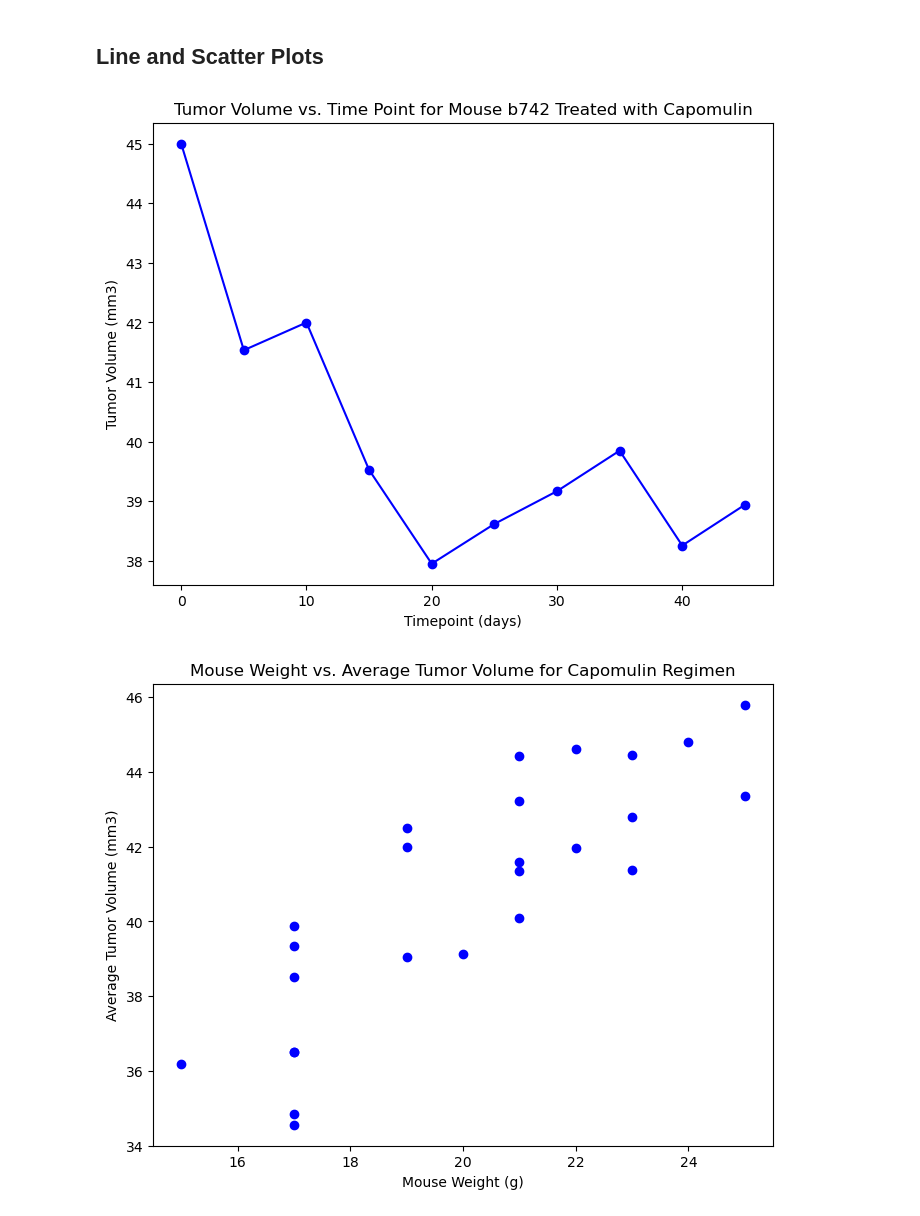
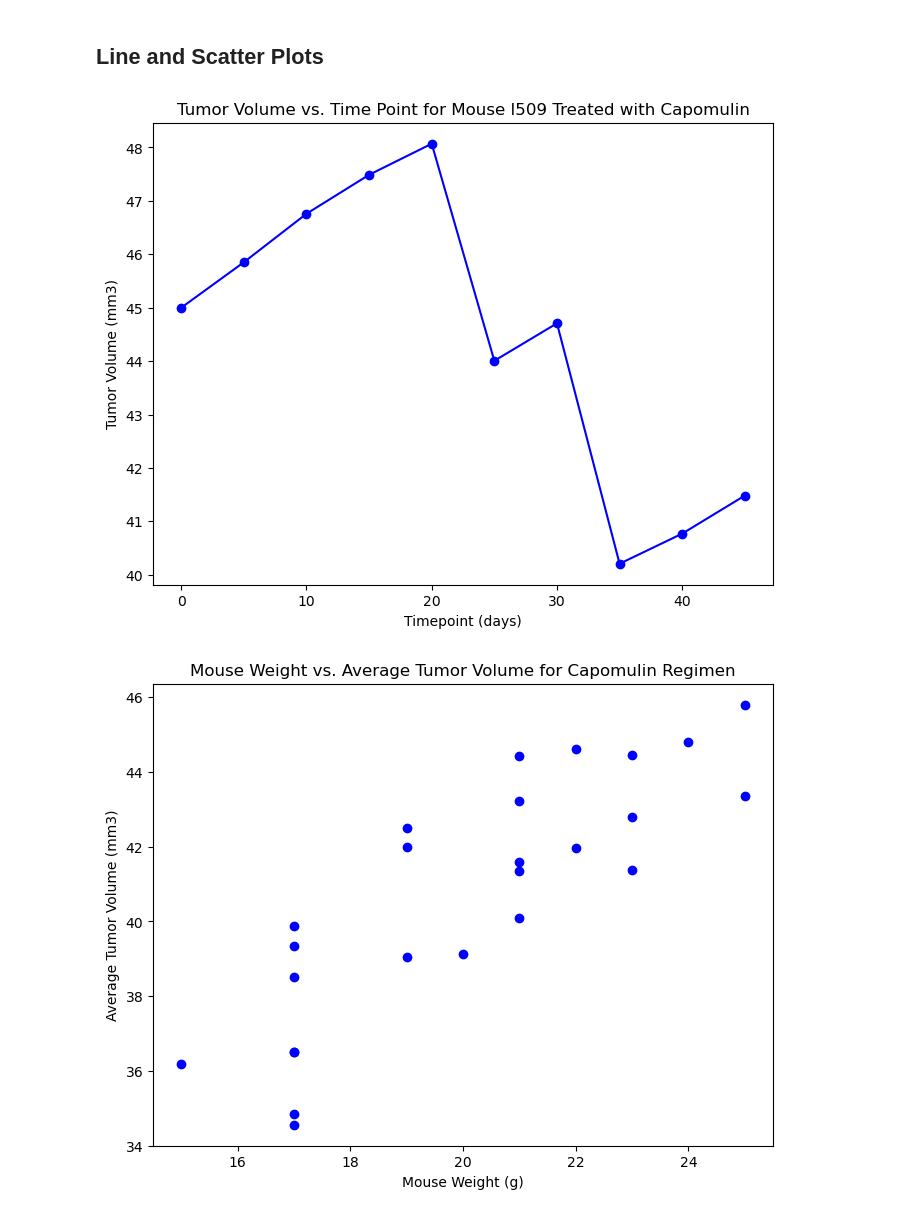
Before and after one commit to mascee/Challenge-5-Pymaceuticals, a Jupyter notebook: Challenge5_Pymaceuticals.ipynb, the cells around one changed output. Cells and saved outputs as stored; diff of their text form; code cells hidden in the pictures.

```diff
--- a/Challenge5_Pymaceuticals.ipynb
+++ b/Challenge5_Pymaceuticals.ipynb
@@ -365,23 +365,23 @@ plt.show()
 # %%
 # Generate a line plot of tumor volume vs. time point for a single mouse treated with Capomulin
 # Filter the data for a single mouse treated with Capomulin
 capomulin_data = clean_data[clean_data['Drug Regimen'] == 'Capomulin']
-mouse_id = 'b742'  # Example mouse ID
+mouse_id = 'l509'  #mouse ID
 mouse_data = capomulin_data[capomulin_data['Mouse ID'] == mouse_id]
 
 # Plot tumor volume vs. time point
 plt.figure(figsize=(8, 6))
 plt.plot(mouse_data['Timepoint'], mouse_data['Tumor Volume (mm3)'], marker='o', linestyle='-', color='b')
 
 # Add labels and title
 plt.title(f"Tumor Volume vs. Time Point for Mouse {mouse_id} Treated with Capomulin")
 plt.xlabel('Timepoint (days)')
 plt.ylabel('Tumor Volume (mm3)')
 
 # Show the plot
 plt.show()
 # %% [output]
-[figure, old version]
+[figure, new version]
 # %%
 # Generate a scatter plot of mouse weight vs. the average observed tumor volume for the entire Capomulin regimen
 
```
Also changed, not shown: parts of 14 cells of this notebook.
